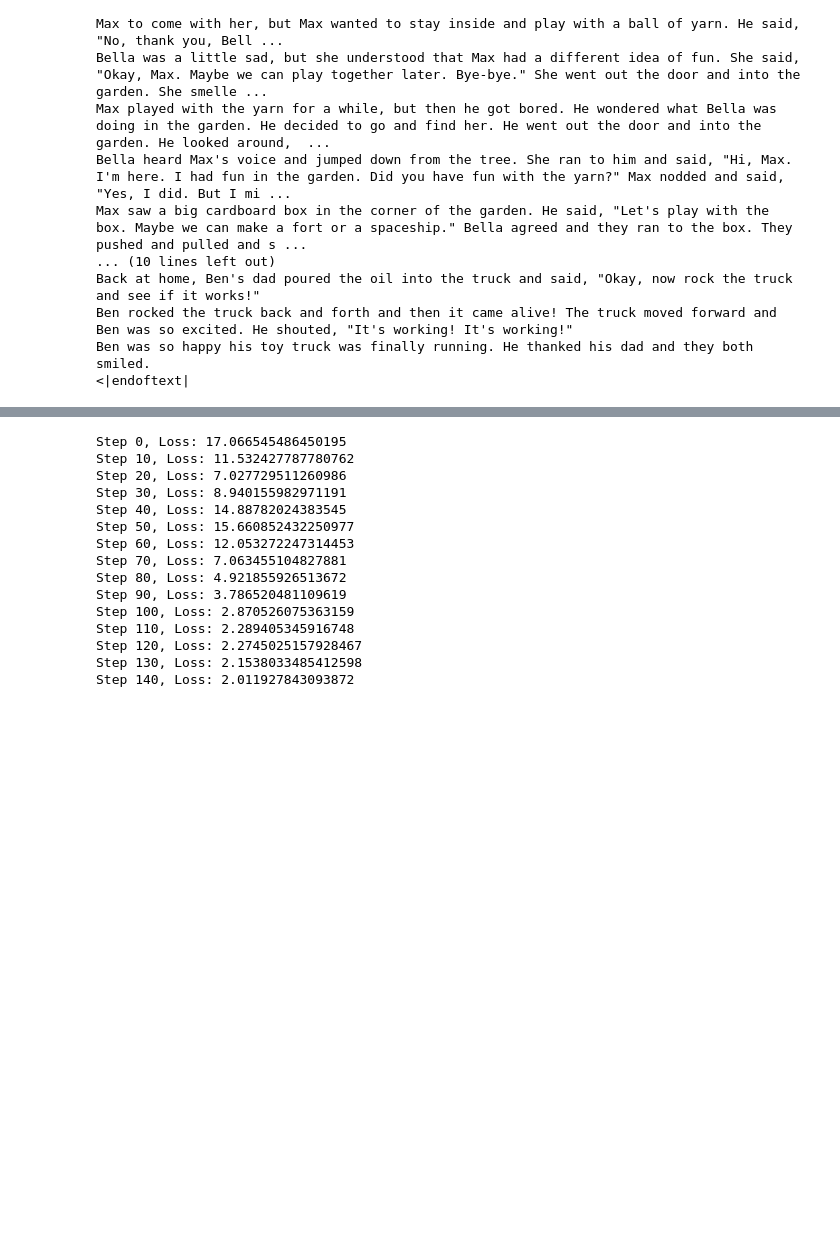
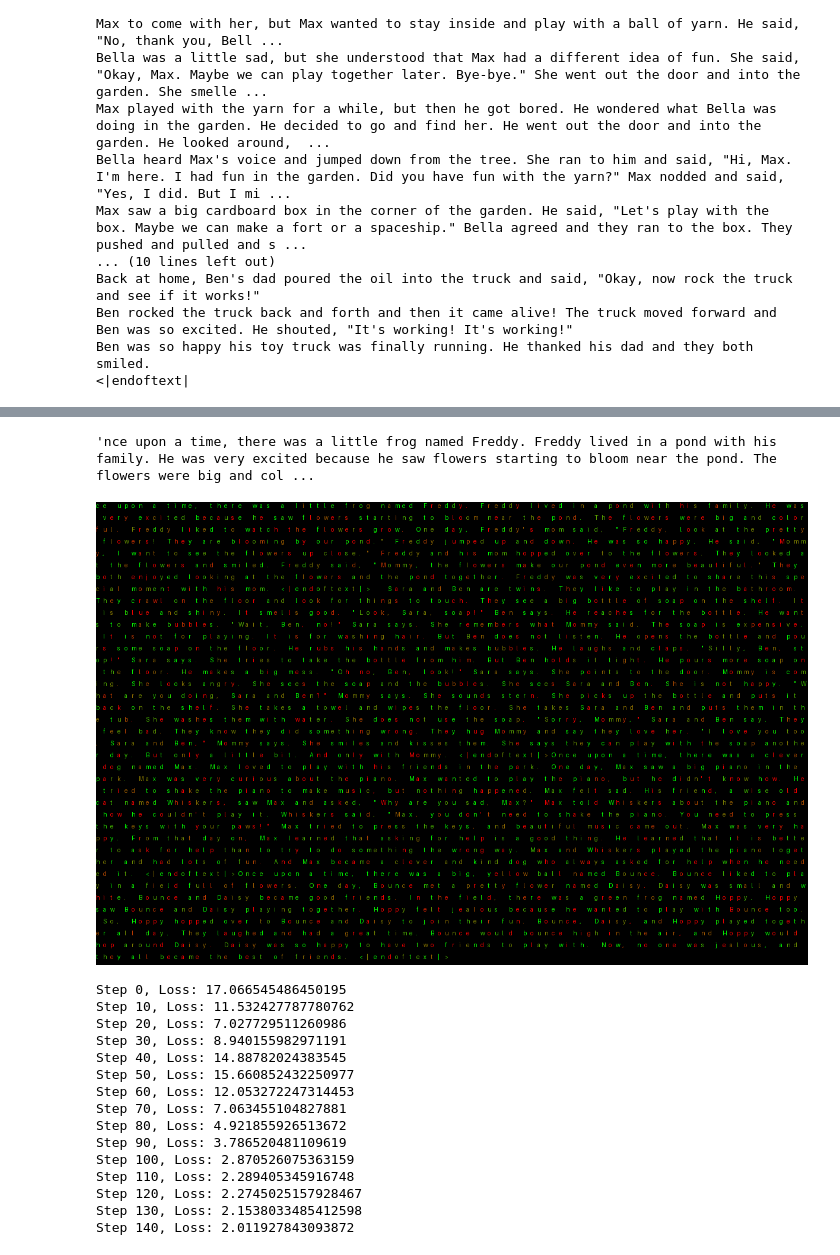
Before and after one commit to sholtodouglas/minformer, a Jupyter notebook: experiments.ipynb, the cells around one changed output, grey strips where cells are left out. Drawn from its saved outputs; the diff is of its cells as text; code cells hidden in the pictures; blank space fills up the shorter version.

Commit message:
viz token difficulty

```diff
--- a/experiments.ipynb
+++ b/experiments.ipynb
@@ -105,9 +99,10 @@ s = 0
 # %%
 step = jax.jit(model.update_step, static_argnames='cfg')
+batch = jax.device_put(batch, model.input_shardings(cfg.mesh, cfg.rules))
 step = step.lower(weights, batch['x'], batch['segment_ids'], batch['y'], opt_state, 0, cfg=cfg).compile()
 # %%
 # Does loss go down!
-for i in range(s, s+10):
+for i in range(0, 100):
     batch = next(iter)
     batch = jax.device_put(batch, model.input_shardings(cfg.mesh, cfg.rules))
     loss, weights, opt_state, internals = step(weights, batch['x'], batch['segment_ids'], batch['y'], opt_state, i)
@@ -129,2 +127,0 @@ s = mgnr.latest_step()
-# %%
-weights, opt_state = model.load(mgnr, cfg)
@@ -140,0 +128,75 @@ log_dir = '/tmp/logs/charformer_training/'
+# %%
+loss, internals = model.compute_loss(weights, batch['x'], batch['segment_ids'], batch['y'], cfg)
+losses = internals['per_token_loss']
+from colorama import Fore, Back, Style, init
+batch_row = 0
+length = jnp.sum(batch['segment_ids'][batch_row] != 0) - 1
+text = ds.detokenize(batch['y'][batch_row, :length])
+losses = losses[batch_row, :length]
+# %%
+text
+# %% [output]
+'nce upon a time, there was a little frog named Freddy. Freddy lived in a pond with his family. He was very excited because he saw flowers starting to bloom near the pond. The flowers were big and col ...
+# %%
+import jax
+import jax.numpy as jnp
+import numpy as np
+from PIL import Image, ImageDraw, ImageFont
+import io
+
+def visualize_token_prediction_difficulty(batch, weights, cfg, dataset, save_image=True, batch_row: int=0):
+    _, internals = model.compute_loss(weights, batch['x'], batch['segment_ids'], batch['y'], cfg)
+    losses = internals['per_token_loss']
+    length = jnp.sum(batch['segment_ids'][batch_row] != 0) - 1
+    text = dataset.detokenize(batch['y'][batch_row, :length])
+    losses = losses[batch_row, :length]
+    # Clip losses between 0 and 10
+    clipped_losses = np.clip(losses, 0, 10)
+
+    # Normalize clipped losses
+    normalized_losses = clipped_losses / jnp.max(clipped_losses)
+
+    # Define color gradient from green to red
+    def get_color(value):
+        r = int(255 * value)
+        g = int(255 * (1 - value))
+        return (r, g, 0)
+
+    if save_image:
+        # Create an image
+        font_size = 20
+        char_width = 8
+        char_height = 20
+        img_width = 1200
+        chars_per_line = img_width // char_width
+        num_lines = (len(text) - 1) // chars_per_line + 1
+        img_height = num_lines * char_height
+
+        img = Image.new('RGB', (img_width, img_height))
+        draw = ImageDraw.Draw(img)
+
+        try:
+            font = ImageFont.truetype("arial.ttf", font_size)
+        except IOError:
+            font = ImageFont.load_default()
+
+        for i, char in enumerate(text[1:], 1):
+            color = get_color(normalized_losses[i-1])
+            x = ((i - 1) % chars_per_line) * char_width
+            y = ((i - 1) // chars_per_line) * char_height
+            # Draw text
+            draw.text((x, y), char, fill=color, font=font)
+
+
+        # Display the image in the notebook
+        display(img)
+
+    else:
+        for i, char in enumerate(text[1:], 1):
+            color = get_color(normalized_losses[i-1])
+            print(f"\033[38;2;{color[0]};{color[1]};{color[2]}m{char}\033[0m", end="")
+        print("\n")
+
+img = visualize_token_prediction_difficulty(batch, weights, cfg, ds)
+# %% [output]
+[figure, added]
```
Also changed, not shown: parts of 14 cells of this notebook, 3 other files.
